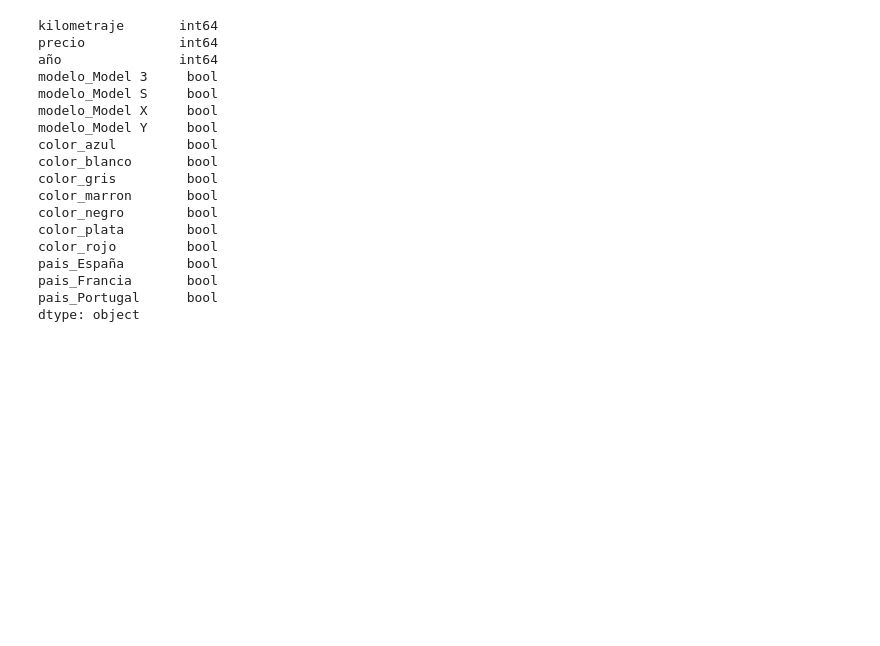
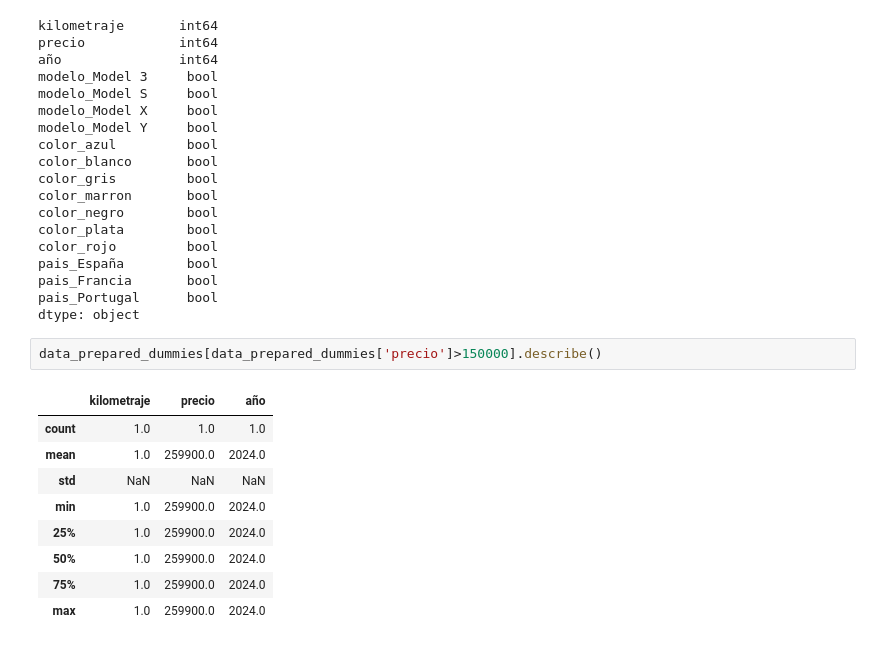
Before and after one commit to ProyectosMaster/ProyectoTesla, a Jupyter notebook: src/data_preparing/data_preparing.ipynb, the cells around one changed output. Drawn from its saved outputs; the diff is of its cells as text; blank space fills up the shorter version.

```diff
--- a/src/data_preparing/data_preparing.ipynb
+++ b/src/data_preparing/data_preparing.ipynb
@@ -256,3 +256,15 @@ pais_España        bool
 pais_Francia       bool
 pais_Portugal      bool
 dtype: object
+# %%
+data_prepared_dummies[data_prepared_dummies['precio']>150000].describe()
+# %% [output]
+|  | kilometraje | precio | año |
+| count | 1.0 | 1.0 | 1.0 |
+| mean | 1.0 | 259900.0 | 2024.0 |
+| std | NaN | NaN | NaN |
+| min | 1.0 | 259900.0 | 2024.0 |
+| 25% | 1.0 | 259900.0 | 2024.0 |
+| 50% | 1.0 | 259900.0 | 2024.0 |
+| 75% | 1.0 | 259900.0 | 2024.0 |
+| max | 1.0 | 259900.0 | 2024.0 |
```
Also changed, not shown: parts of 2 cells of this notebook, 9 other files.
